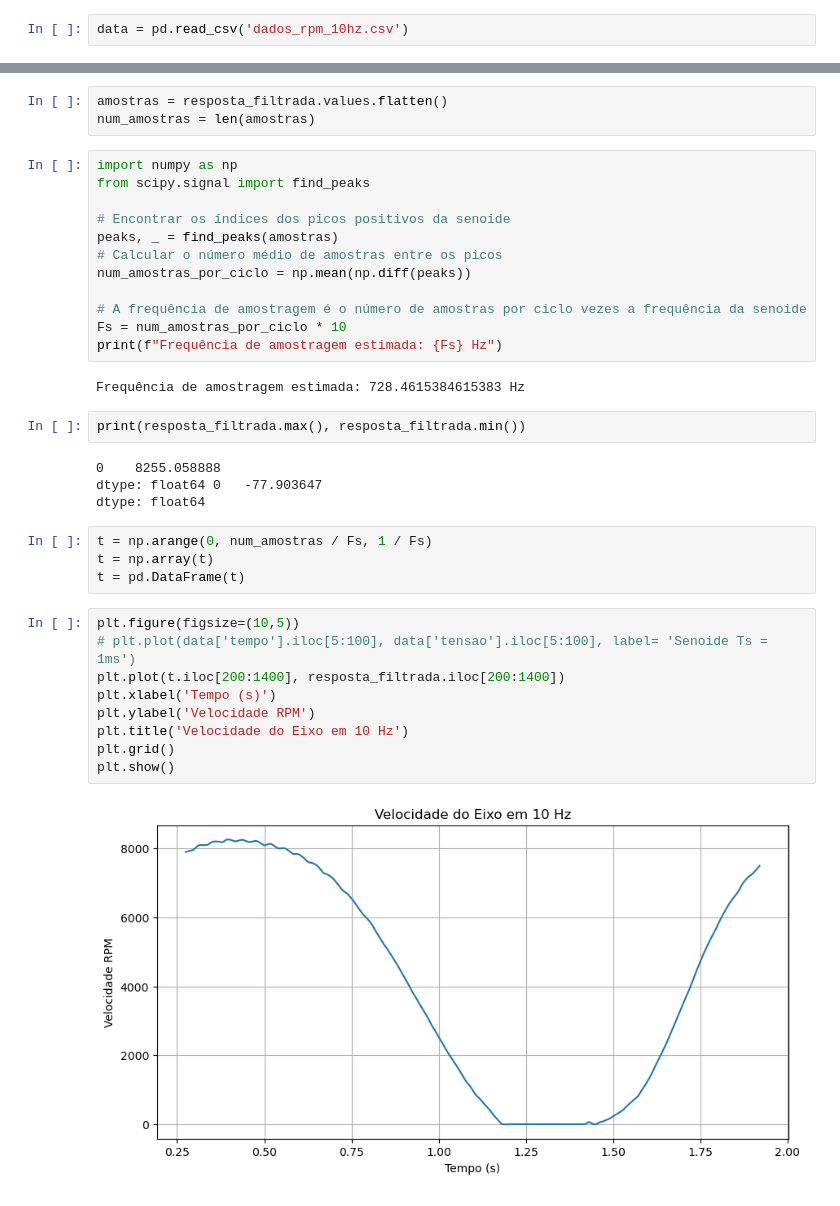
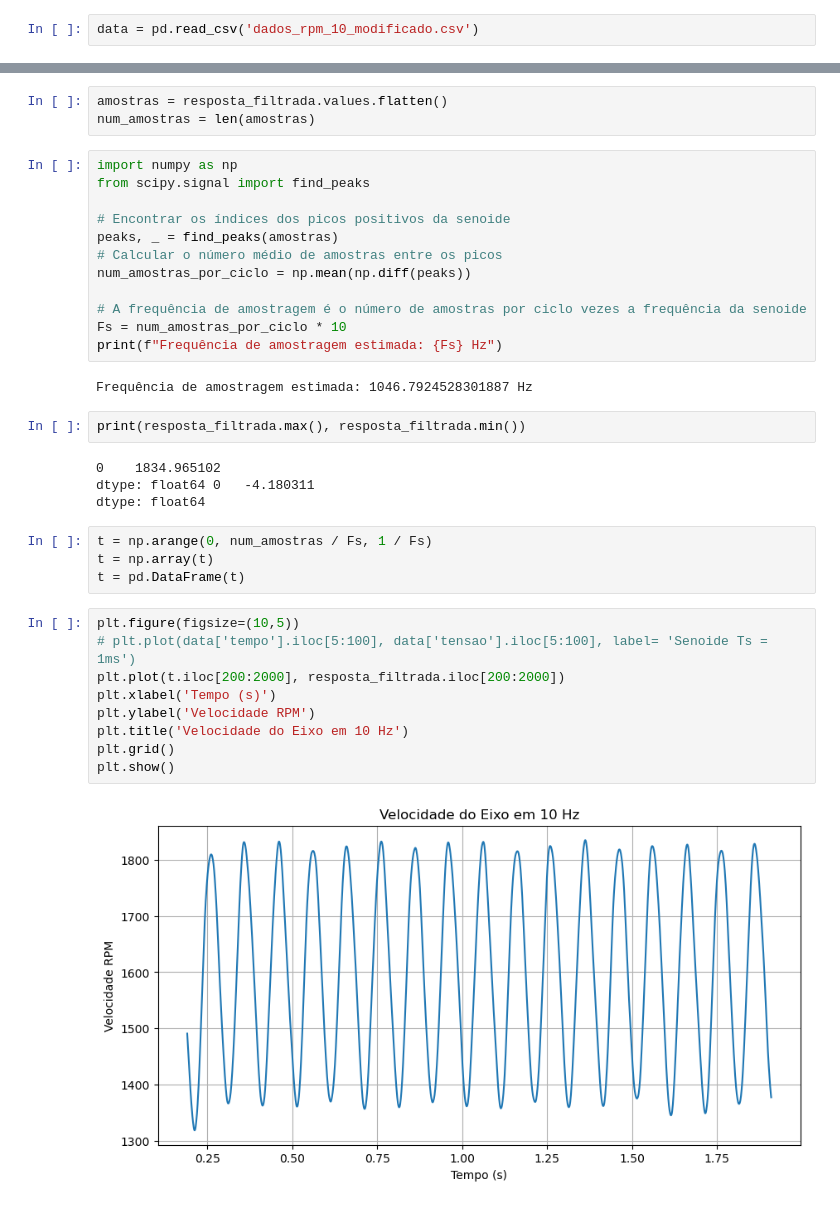
Before and after one commit to camillemotajf/lab_controle, a Jupyter notebook: filtro_data_10rpm.ipynb, the cells around one changed output, grey strips where cells are left out. Saved outputs shown, nothing was run; the diff lists cells and outputs as text.

```diff
--- a/filtro_data_10rpm.ipynb
+++ b/filtro_data_10rpm.ipynb
@@ -4,7 +4,7 @@ import numpy as np
 import matplotlib.pyplot as plt
 from scipy.signal import butter, filtfilt
 # %%
-data = pd.read_csv('dados_rpm_10hz.csv')
+data = pd.read_csv('dados_rpm_10_modificado.csv')
 # %%
 resposta = data['rpm']
 # %%
@@ -114,12 +83,12 @@ num_amostras_por_ciclo = np.mean(np.diff(peaks))
 Fs = num_amostras_por_ciclo * 10
 print(f"Frequência de amostragem estimada: {Fs} Hz")
 # %% [output]
-Frequência de amostragem estimada: 728.4615384615383 Hz
+Frequência de amostragem estimada: 1046.7924528301887 Hz
 # %%
 print(resposta_filtrada.max(), resposta_filtrada.min())
 # %% [output]
-0    8255.058888
-dtype: float64 0   -77.903647
+0    1834.965102
+dtype: float64 0   -4.180311
 dtype: float64
 # %%
 t = np.arange(0, num_amostras / Fs, 1 / Fs)
@@ -128,11 +97,11 @@ t = pd.DataFrame(t)
 # %%
 plt.figure(figsize=(10,5))
 # plt.plot(data['tempo'].iloc[5:100], data['tensao'].iloc[5:100], label= 'Senoide Ts = 1ms')
-plt.plot(t.iloc[200:1400], resposta_filtrada.iloc[200:1400])
+plt.plot(t.iloc[200:2000], resposta_filtrada.iloc[200:2000])
 plt.xlabel('Tempo (s)')
 plt.ylabel('Velocidade RPM')
 plt.title('Velocidade do Eixo em 10 Hz')
 plt.grid()
 plt.show()
 # %% [output]
-[figure, old version]
+[figure, new version]
```
Also changed, not shown: parts of 12 cells of this notebook, 18 other files.
